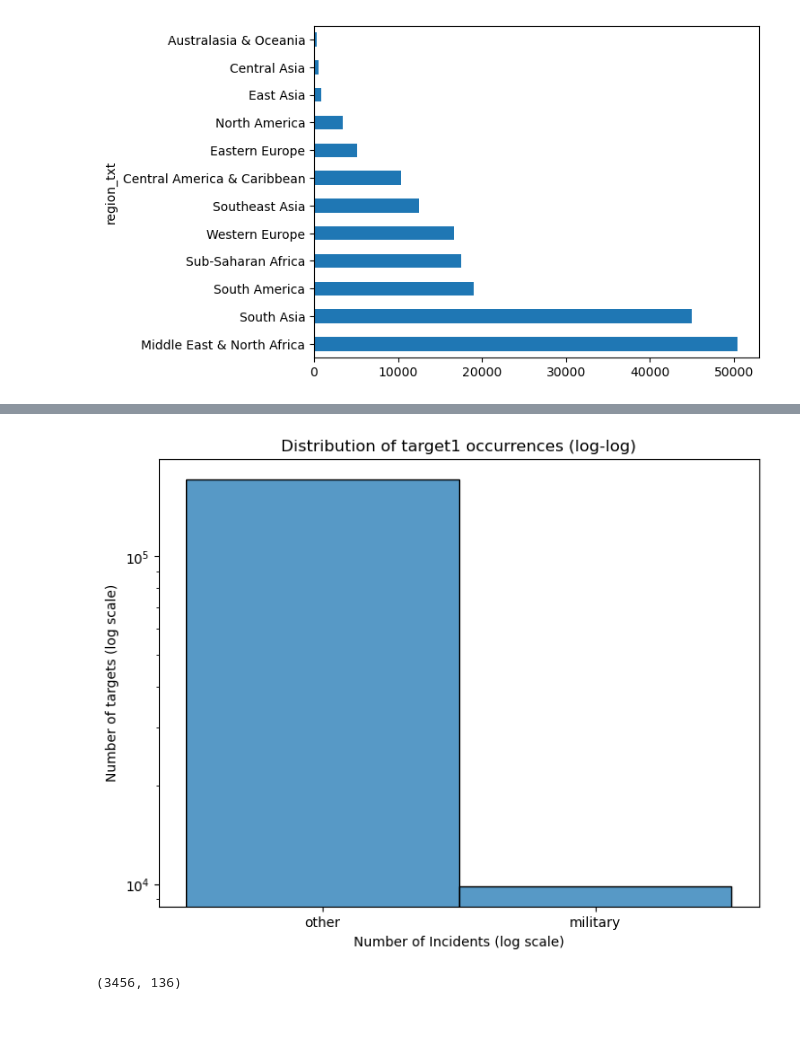
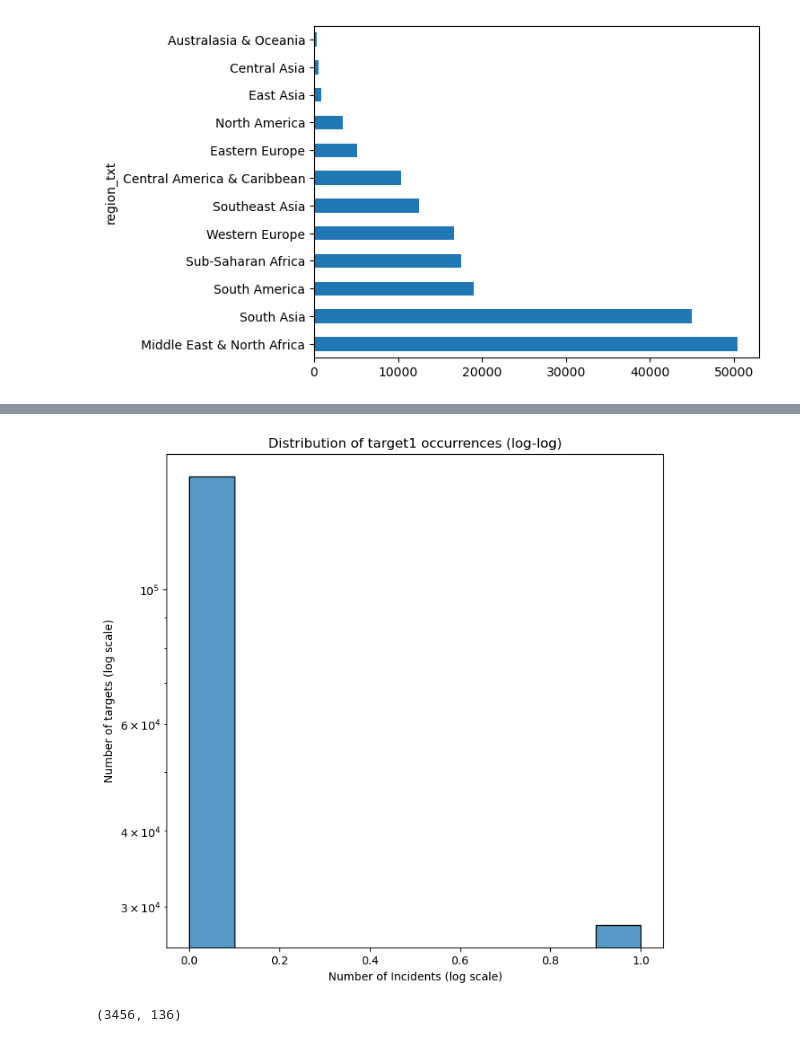
Before and after one commit to hhnguyen72/terrorism, a Jupyter notebook: notebooks/notebook.ipynb, the cells around one changed output, grey strips where cells are left out. Saved outputs shown, nothing was run; the diff lists cells and outputs as text; code cells hidden in the pictures.

```diff
--- a/notebooks/notebook.ipynb
+++ b/notebooks/notebook.ipynb
@@ -210,2 +153,0 @@ military_flag = (
-# %%
-df['target'] = df['target1'].map(lambda x: 'military' if str(x).lower() in military else 'other')
@@ -231,0 +160,3 @@ Name: target, dtype: object
+# %%
+# 1 - Yes (Military); 0 - Everything Else
+df['ismilitary'] = df['targtype1_txt'].apply(lambda x: 1 if x == 'Military' else 0)
@@ -232,12 +185,12 @@ Name: target, dtype: object
 # %%
-fig, ax = plt.subplots(figsize=(8,6))
-sns.histplot(df['target'], bins=30, log=True)
+fig, ax = plt.subplots(figsize=(8,8))
+sns.histplot(data = df, x = df['ismilitary'], bins=10, log=True)
 plt.xlabel('Number of Incidents (log scale)')
 plt.ylabel('Number of targets (log scale)')
 plt.title('Distribution of target1 occurrences (log-log)')
 plt.show()
 # %% [output]
-[figure, old version]
+[figure, new version]
 # %%
 north_america = df[df['region_txt'] == 'North America']
 north_america.shape
```
Also changed, not shown: parts of 51 cells of this notebook.
